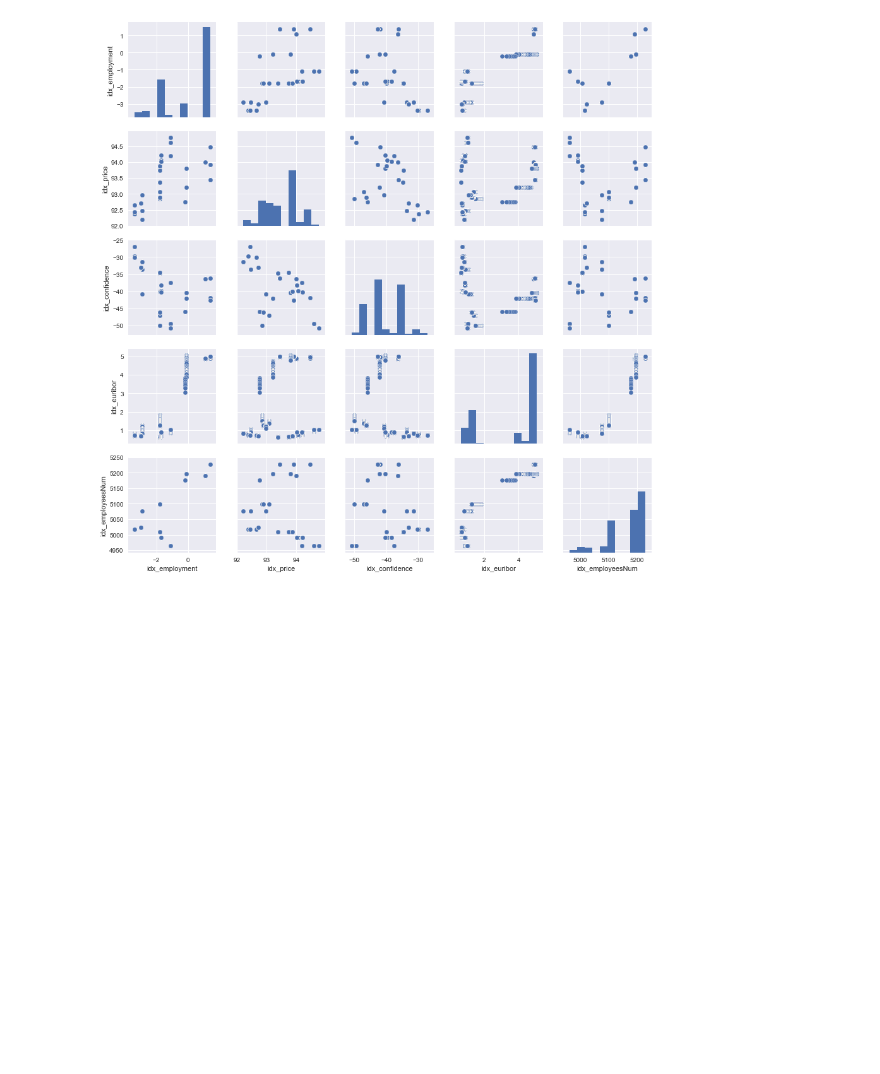
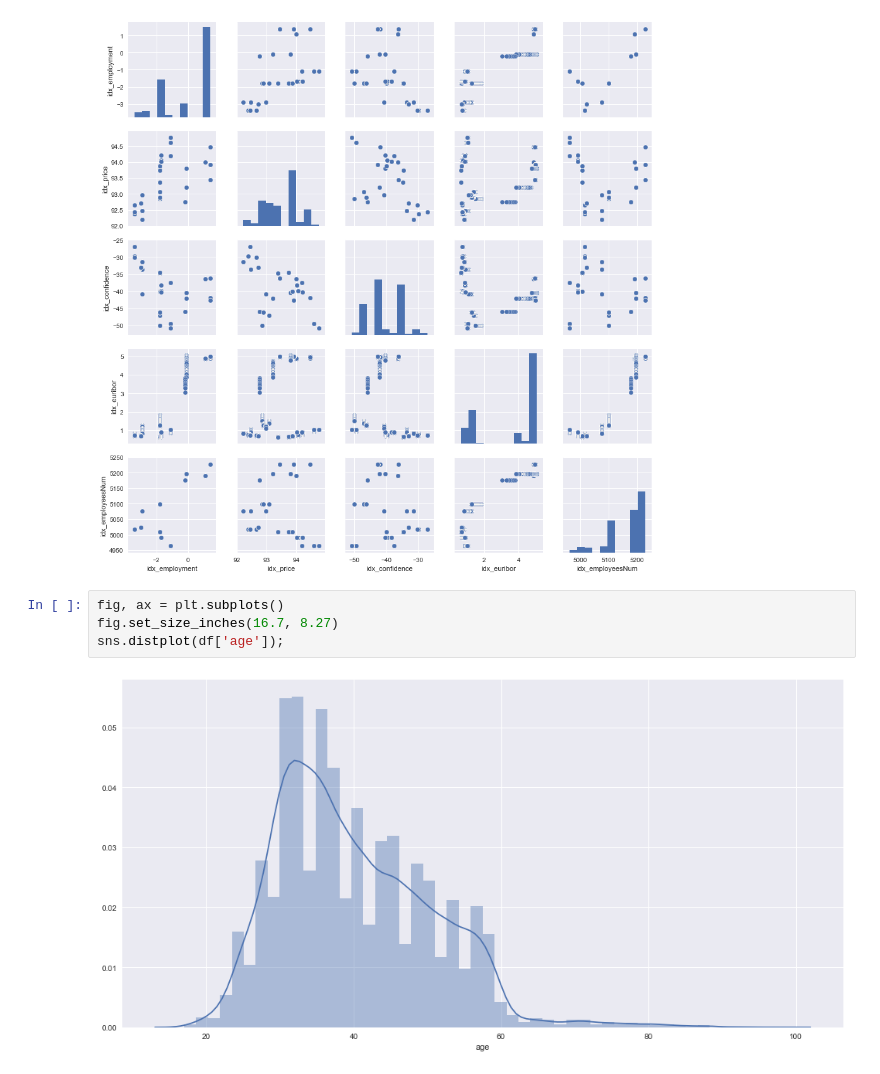
Before and after one commit to kayoungcarmen/consumeranalytics, a Jupyter notebook: Comprehensive data exploration with Python.ipynb, the cells around one changed output. Saved outputs shown, nothing was run; the diff lists cells and outputs as text; blank space fills up the shorter version.

```diff
--- a/Comprehensive data exploration with Python.ipynb
+++ b/Comprehensive data exploration with Python.ipynb
@@ -1041,3 +1037,9 @@ sns.pairplot(df[cols], size = 2.5)
 plt.show();
 # %% [output]
 [figure]
+# %%
+fig, ax = plt.subplots()
+fig.set_size_inches(16.7, 8.27)
+sns.distplot(df['age']);
+# %% [output]
+[figure, added]
```
Also changed, not shown: parts of 27 cells of this notebook, 4 other files.
